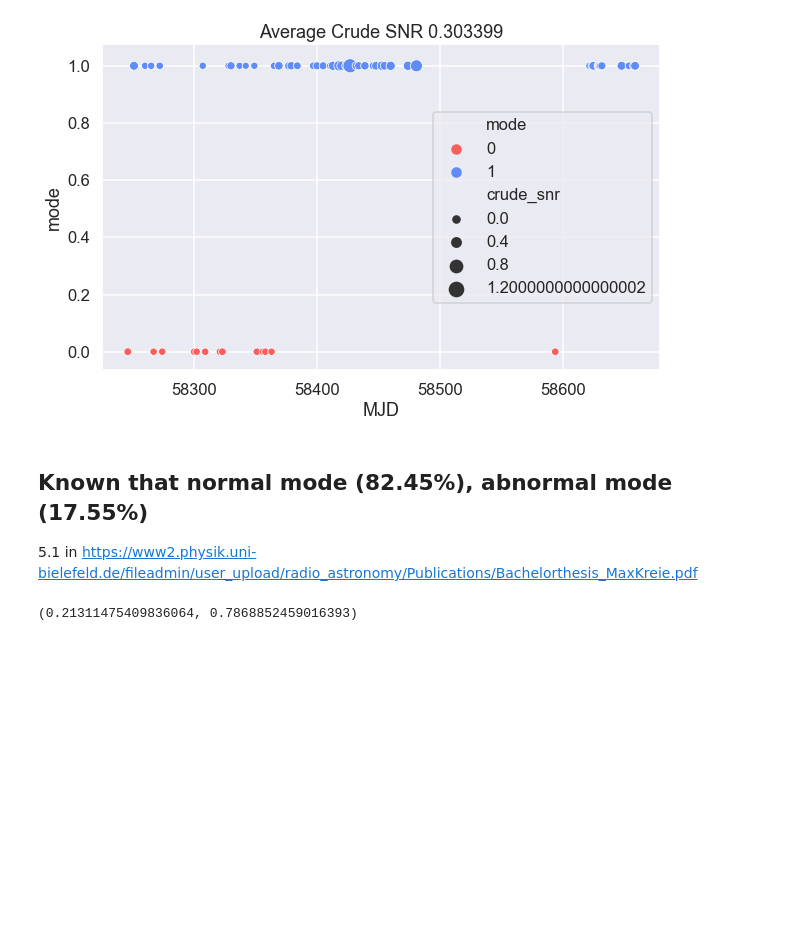
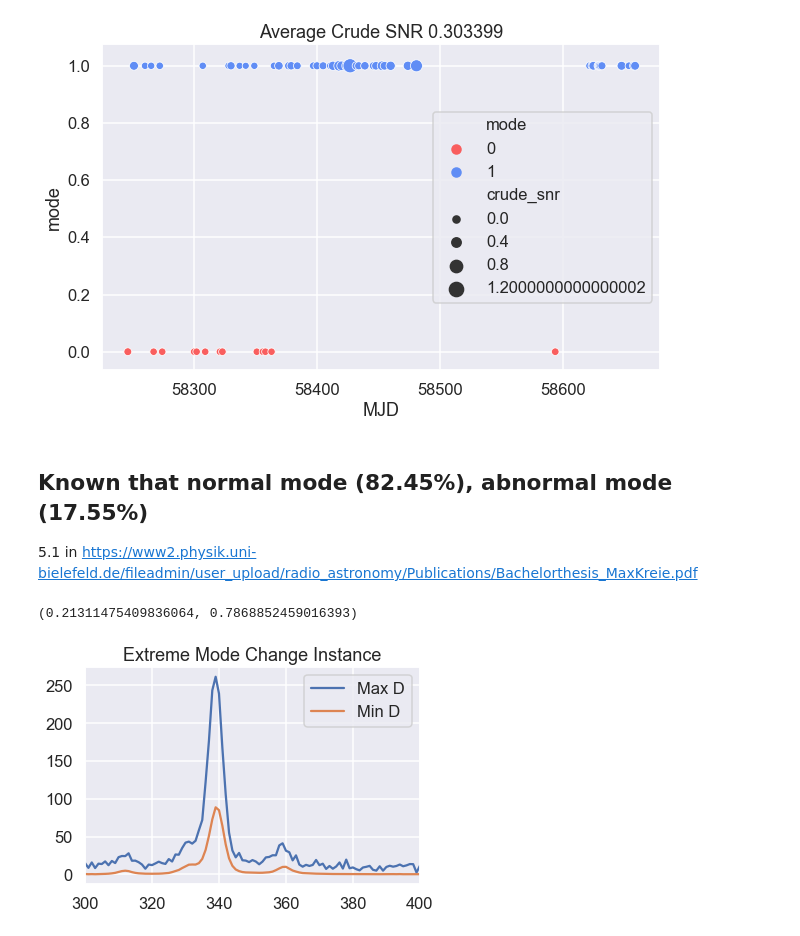
Before and after one commit to minyoungk99/IRES, a Jupyter notebook: J0332_KS_test_sim.ipynb, the cells around one changed output. Saved outputs shown, nothing was run; the diff lists cells and outputs as text; code cells hidden in the pictures; blank space fills up the shorter version.

Commit message:
plotted the most extreme mode channging profile, added notes about ignoring null profile when indexing

```diff
--- a/J0332_KS_test_sim.ipynb
+++ b/J0332_KS_test_sim.ipynb
@@ -226,3 +229,14 @@ https://www2.physik.uni-bielefeld.de/fileadmin/user_upload/radio_astronomy/Publi
 len(df[df['mode'] == 0]) / (nprofs-1), len(df[df['mode'] == 1]) / (nprofs-1)
 # %% [output]
 (0.21311475409836064, 0.7868852459016393)
+# %%
+# visually compare profiles of those with min and max D statistic
+plt.plot(prof[D_real.argmax() + 1], label='Max D')# +1 here because we don't want null profile!
+plt.plot(prof[D_real.argmin() + 1], label='Min D')
+plt.xlim(300, 400)
+plt.legend()
+plt.title('Extreme Mode Change Instance')
+plt.savefig('./plots/mode_profile.jpg')
+plt.show()
+# %% [output]
+[figure, added]
```
Also changed, not shown: parts of 5 cells of this notebook, 5 other files.
